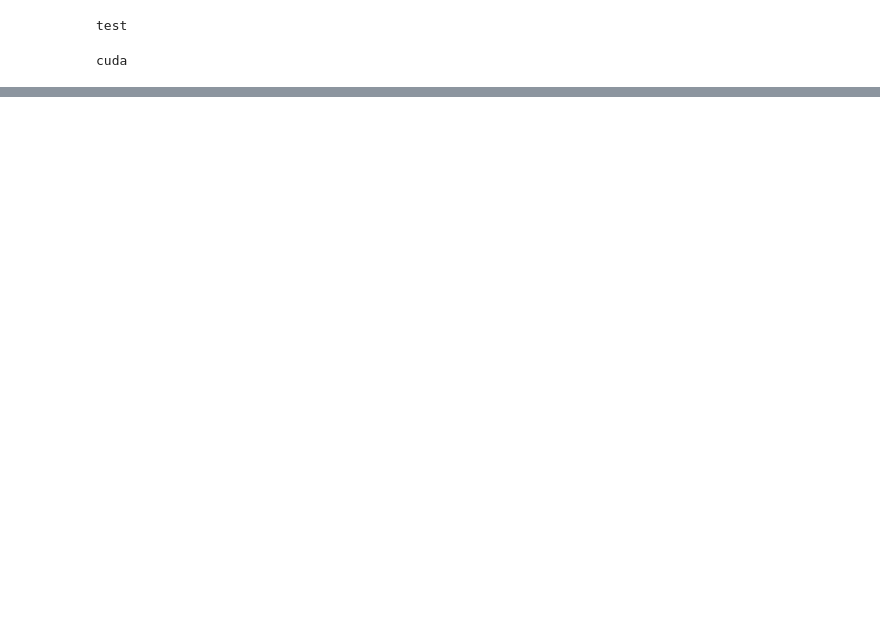
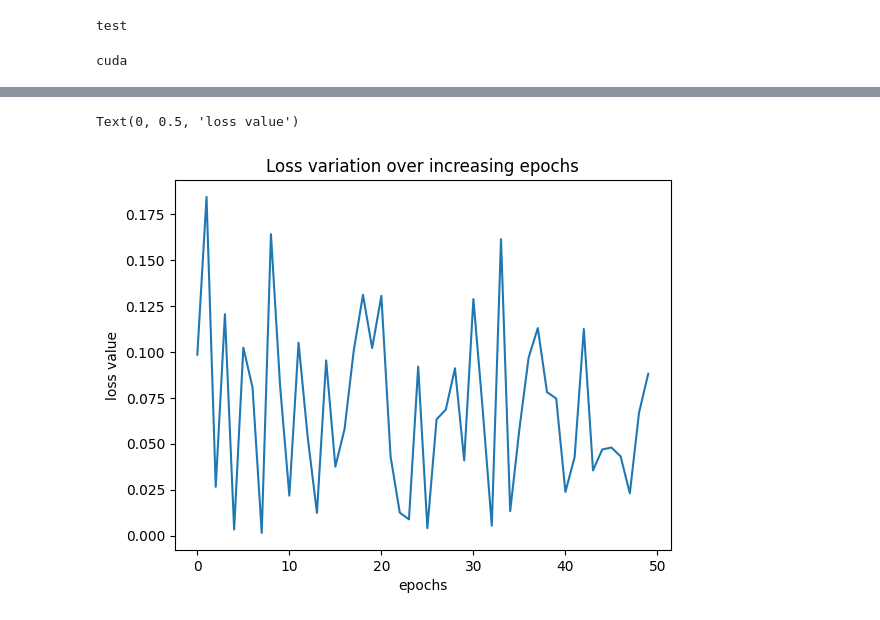
Before and after one commit to dungarpan/Pytorch-Computer-Vision, a Jupyter notebook: Toy-Neural-Network.ipynb, the cells around one changed output, grey strips where cells are left out. Saved outputs shown, nothing was run; the diff lists cells and outputs as text; code cells hidden in the pictures; blank space fills up the shorter version.

Commit message:
used dataset loader to perform batch processing

```diff
--- a/Toy-Neural-Network.ipynb
+++ b/Toy-Neural-Network.ipynb
@@ -87,0 +164,2 @@ Text(0, 0.5, 'loss value')
+# %%
+dl = DataLoader(ds, batch_size=2, shuffle=True)
@@ -87,0 +187,36 @@ Text(0, 0.5, 'loss value')
+# %%
+class MyNeuralNet(nn.Module):
+    def __init__(self):
+        super().__init__()   # we are now able to take advantage of all the pre-built functionalities that have been written for nn.Module.
+        self.input_to_hidden_layer = nn.Linear(5,100)
+        self.hidden_layer_activation = nn.ReLU()
+        self.hidden_layer_2 = nn.Linear(100,100)
+        self.hidden_layer_2_activation = nn.ReLU()
+        self.hidden_to_output_layer = nn.Linear(100,1)
+    def forward(self, x):
+        x = self.input_to_hidden_layer(x)
+        x = self.hidden_layer_activation(x)
+        x = self.hidden_layer_2(x)
+        x = self.hidden_layer_2_activation(x)
+        x = self.hidden_to_output_layer(x)
+        return x
+# %%
+mynet = MyNeuralNet().to(device)
+loss_func = nn.MSELoss()
+from torch.optim import SGD
+opt = SGD(mynet.parameters(), lr = 0.001)
+# %%
+import time
+loss_history = []
+start = time.time()
+for i in range(50):
+    for data in dl:
+        x, y = data
+        opt.zero_grad()
+        loss_value = loss_func(mynet(x),y)
+        loss_value.backward()
+        opt.step()
+    loss_history.append(loss_value.item())
+    print(f"Epoch: {i+1}, Loss: {loss_value.item()}")
+end = time.time()
+print(end - start)
@@ -87,0 +241,10 @@ Text(0, 0.5, 'loss value')
+# %%
+import matplotlib.pyplot as plt
+%matplotlib inline
+plt.plot(loss_history)
+plt.title('Loss variation over increasing epochs')
+plt.xlabel('epochs')
+plt.ylabel('loss value')
+# %% [output]
+Text(0, 0.5, 'loss value')
+[figure, added]
```
Also changed, not shown: parts of 15 cells of this notebook.
